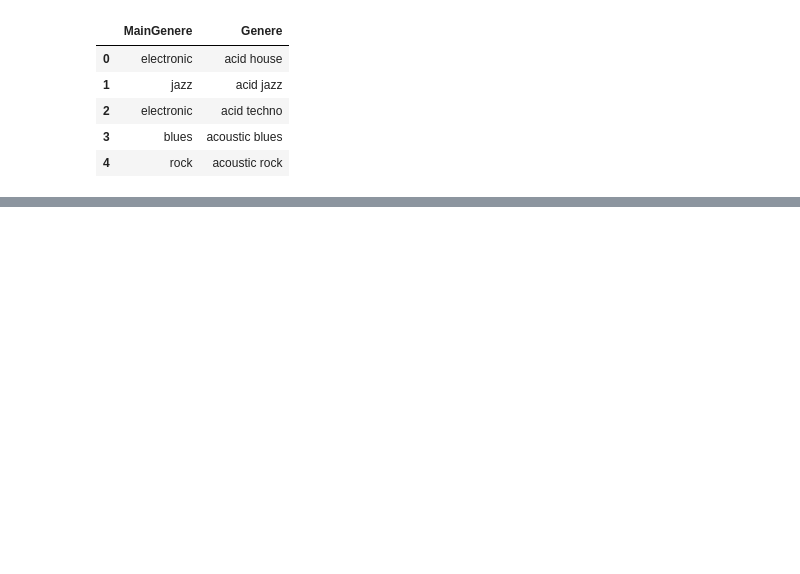
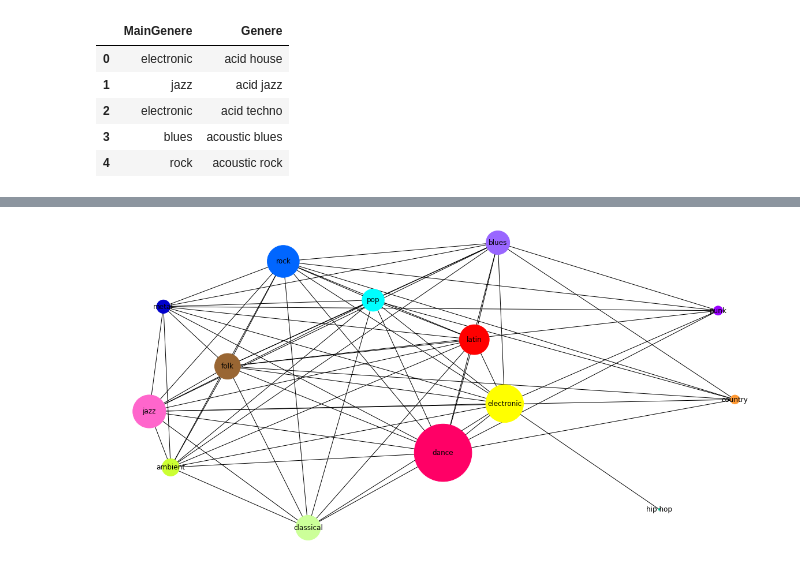
Before and after one commit to pkasela/Sound-of-Data, a Jupyter notebook: DataViz/Graph.ipynb, the cells around one changed output, grey strips where cells are left out. Cells and saved outputs as stored; diff of their text form; code cells hidden in the pictures; blank space fills up the shorter version.

```diff
--- a/DataViz/Graph.ipynb
+++ b/DataViz/Graph.ipynb
@@ -79,0 +113,18 @@ plt.show()
+# %%
+db2 = pd.DataFrame()
+db2["genere"] = list(set(db["MainGenere"]))
+db2.set_index("genere", inplace=True)
+db2["count"] = db.groupby(["MainGenere"])["popu"].sum()
+db2["links_genere"] = db.groupby(["MainGenere"])["collect(g1)"].apply(list)
+db2["links"] = [[] for n in range(len(db2))]
+for index, row in db2.iterrows():
+    for genere_txt in row.links_genere:
+        for genere in genere_txt.split(","):
+            main_genere = list(generi.loc[generi.Genere == genere, "MainGenere"].values)
+            if len(main_genere) > 0:
+                row.links.append(main_genere[0])
+db2 = db2.drop(["links_genere"], axis=1)
+db2["links"] = db2["links"].map(lambda x: list(set(x)))
+db2["len_links"] = db2.links.map(len)
+db2["colour"] = db2.index.map(lambda x: colours[x])
+db2
@@ -79,0 +148,20 @@ plt.show()
+# %%
+generi_graph = nx.Graph()
+generi_graph.add_nodes_from(db2.index)
+for index, row in db2.iterrows():
+    for g in row["links"]:
+        generi_graph.add_edge(index, g)
+# %%
+plt.figure(figsize=(20, 10))
+plt.axis('off')
+pos = nx.spring_layout(generi_graph, scale=100, k=3)
+nx.draw_networkx_nodes(generi_graph, pos,
+                       node_color=db2.colour,
+                       node_size=db2["count"] * 10)  # change with community size
+# text of the genere
+nx.draw_networkx_labels(generi_graph, pos)
+nx.draw_networkx_edges(generi_graph, pos,
+                       arrows=True)
+plt.show()
+# %% [output]
+[figure, added]
```
Also changed, not shown: parts of 10 cells of this notebook, 4 other files.
